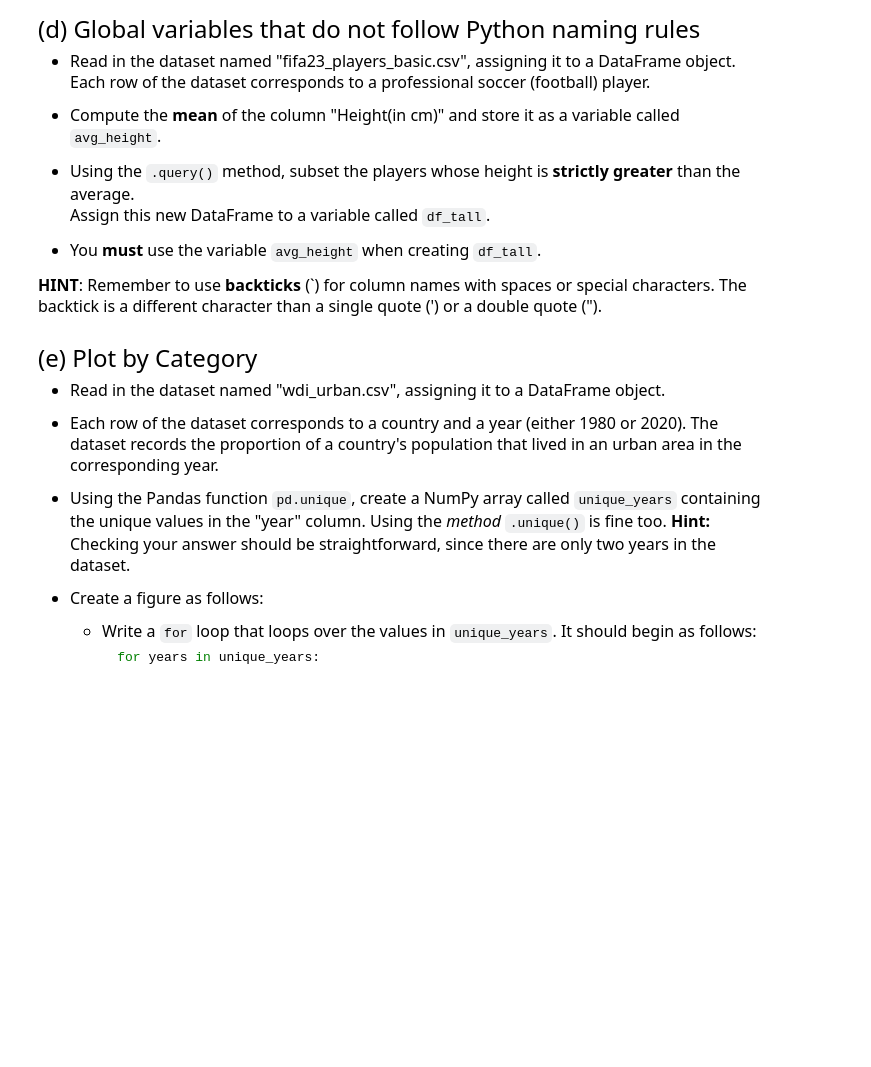
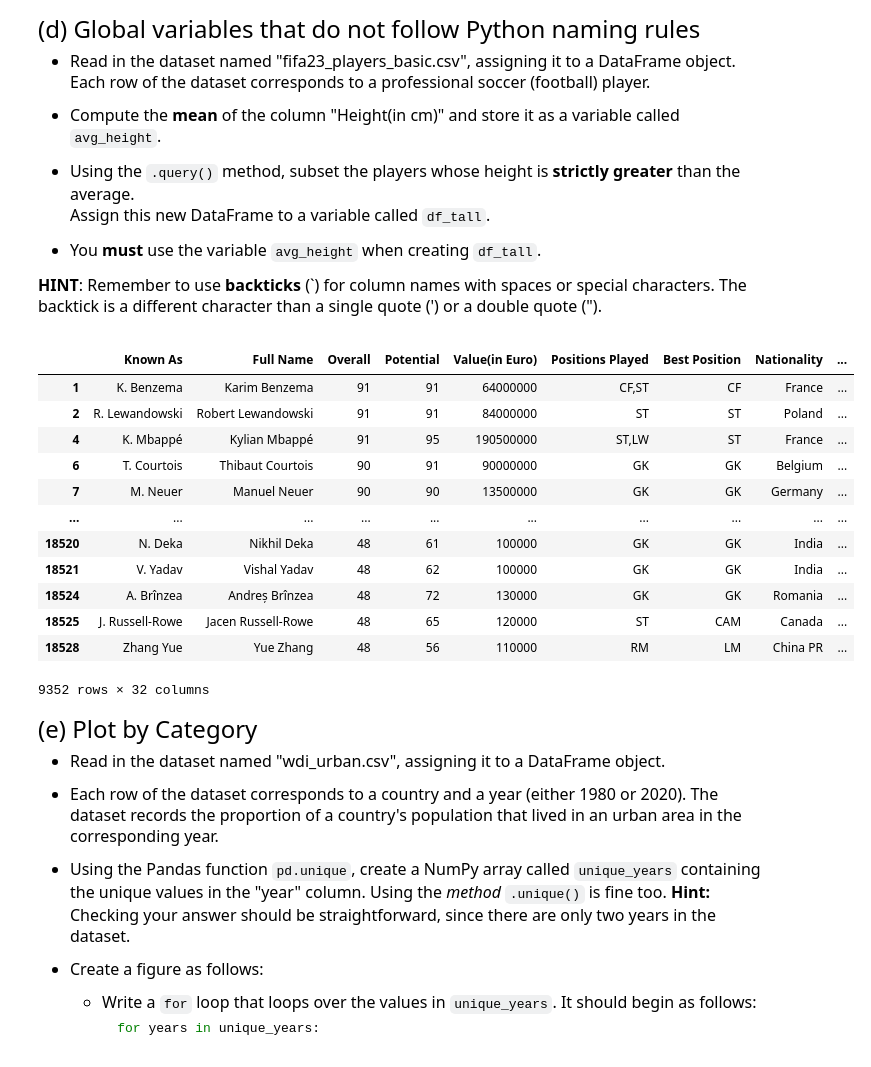
Before and after one commit to anwenzheng05/datasci151spring2026, a Jupyter notebook: _assignments/assignment_7/Assignment7.ipynb, the cells around one changed output. Cells and saved outputs as stored; diff of their text form; code cells hidden in the pictures; blank space fills up the shorter version.

```diff
--- a/_assignments/assignment_7/Assignment7.ipynb
+++ b/_assignments/assignment_7/Assignment7.ipynb
@@ -118,3 +138,27 @@ FileNotFoundError: [Errno 2] No such file or directory: 'data/fifa23_players_bas
+# %%
+# Write your answer here:
+
+df = pd.read_csv("data/fifa23_players_basic.csv")
+
+avg_height = df["Height(in cm)"].mean()
+
+df_tall = df.query("`Height(in cm)` > @avg_height")
+
+df_tall
+# %% [output]
+|  | Known As | Full Name | Overall | Potential | Value(in Euro) | Positions Played | Best Position | Nationality | ... |
+| 1 | K. Benzema | Karim Benzema | 91 | 91 | 64000000 | CF,ST | CF | France | ... |
+| 2 | R. Lewandowski | Robert Lewandowski | 91 | 91 | 84000000 | ST | ST | Poland | ... |
+| 4 | K. Mbappé | Kylian Mbappé | 91 | 95 | 190500000 | ST,LW | ST | France | ... |
+| 6 | T. Courtois | Thibaut Courtois | 90 | 91 | 90000000 | GK | GK | Belgium | ... |
+| 7 | M. Neuer | Manuel Neuer | 90 | 90 | 13500000 | GK | GK | Germany | ... |
+| ... | ... | ... | ... | ... | ... | ... | ... | ... | ... |
+| 18520 | N. Deka | Nikhil Deka | 48 | 61 | 100000 | GK | GK | India | ... |
+| 18521 | V. Yadav | Vishal Yadav | 48 | 62 | 100000 | GK | GK | India | ... |
+| 18524 | A. Brînzea | Andreș Brînzea | 48 | 72 | 130000 | GK | GK | Romania | ... |
+| 18525 | J. Russell-Rowe | Jacen Russell-Rowe | 48 | 65 | 120000 | ST | CAM | Canada | ... |
+| 18528 | Zhang Yue | Yue Zhang | 48 | 56 | 110000 | RM | LM | China PR | ... |
+9352 rows × 32 columns
 # %% [markdown]
 <font size = "5">
 
```
Also changed, not shown: parts of 9 cells of this notebook.
